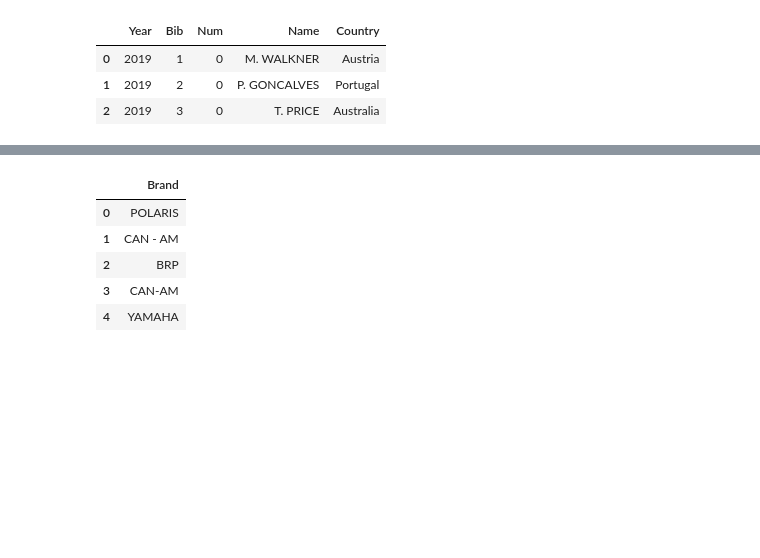
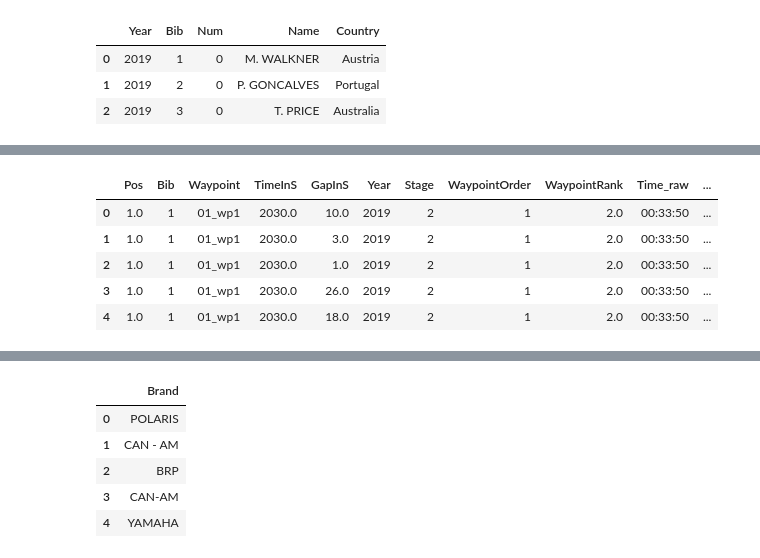
Before and after one commit to psychemedia/WRC_sketches, a Jupyter notebook: doodles/Dakar Rally.ipynb, the cells around one changed output, grey strips where cells are left out. Saved outputs shown, nothing was run; the diff lists cells and outputs as text; code cells hidden in the pictures; blank space fills up the shorter version.

```diff
--- a/doodles/Dakar Rally.ipynb
+++ b/doodles/Dakar Rally.ipynb
@@ -846,6 +868,15 @@ for stage in [1,2,3,4,5,6,7, 8, 9, 10]:
 
             tmp = tmp[['Year','Bib','VehicleType', 'Brand']]
             t_vehicles.upsert_all(tmp.to_dict(orient='records'))
+# %%
+tmp.head()
+# %% [output]
+|  | Pos | Bib | Waypoint | TimeInS | GapInS | Year | Stage | WaypointOrder | WaypointRank | Time_raw | ... |
+| 0 | 1.0 | 1 | 01_wp1 | 2030.0 | 10.0 | 2019 | 2 | 1 | 2.0 | 00:33:50 | ... |
+| 1 | 1.0 | 1 | 01_wp1 | 2030.0 | 3.0 | 2019 | 2 | 1 | 2.0 | 00:33:50 | ... |
+| 2 | 1.0 | 1 | 01_wp1 | 2030.0 | 1.0 | 2019 | 2 | 1 | 2.0 | 00:33:50 | ... |
+| 3 | 1.0 | 1 | 01_wp1 | 2030.0 | 26.0 | 2019 | 2 | 1 | 2.0 | 00:33:50 | ... |
+| 4 | 1.0 | 1 | 01_wp1 | 2030.0 | 18.0 | 2019 | 2 | 1 | 2.0 | 00:33:50 | ... |
 # %%
 q="SELECT * FROM waypoints where bib=509 LIMIT 20;"
 pd.read_sql(q, conn)
```
Also changed, not shown: parts of 9 cells of this notebook.
